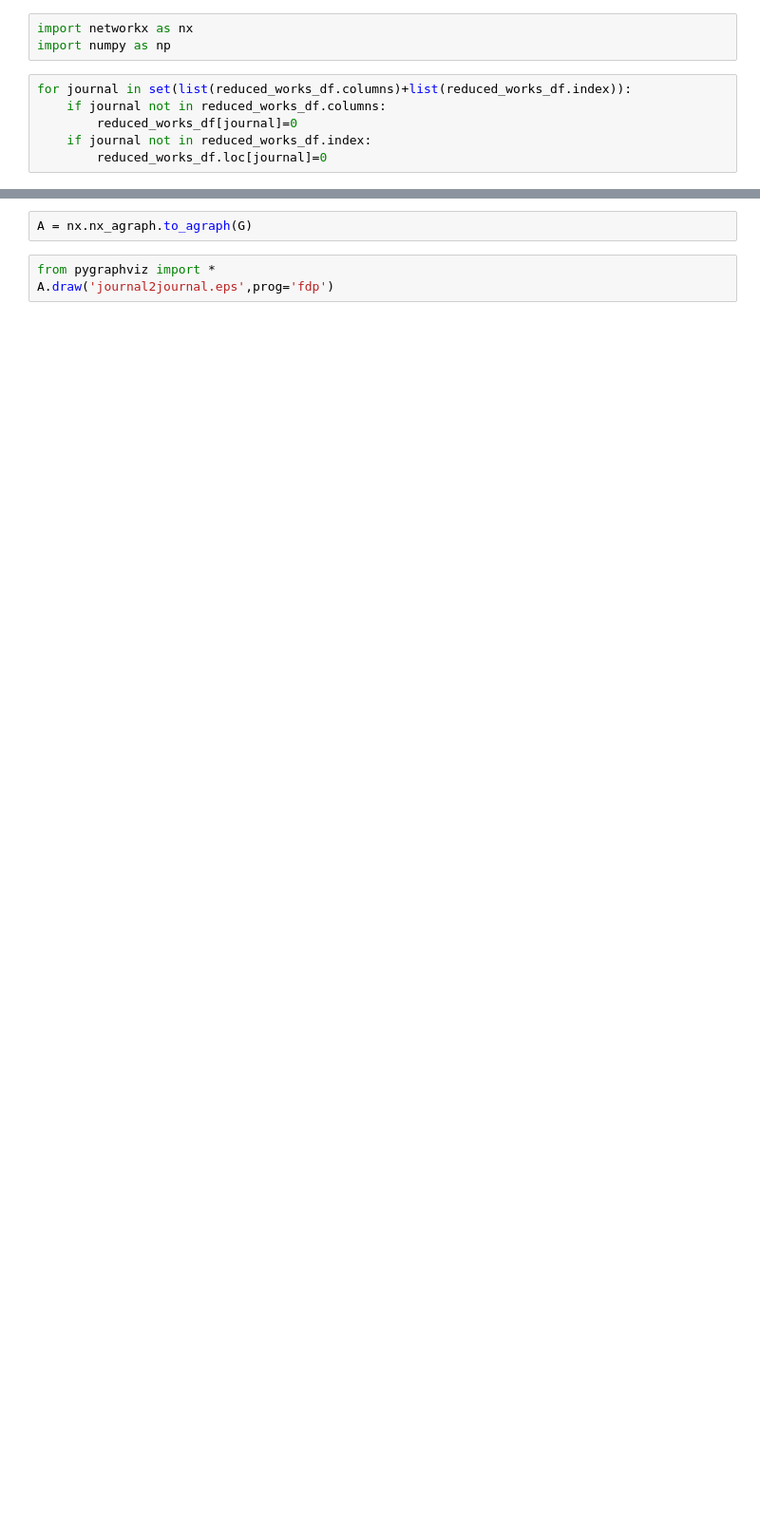
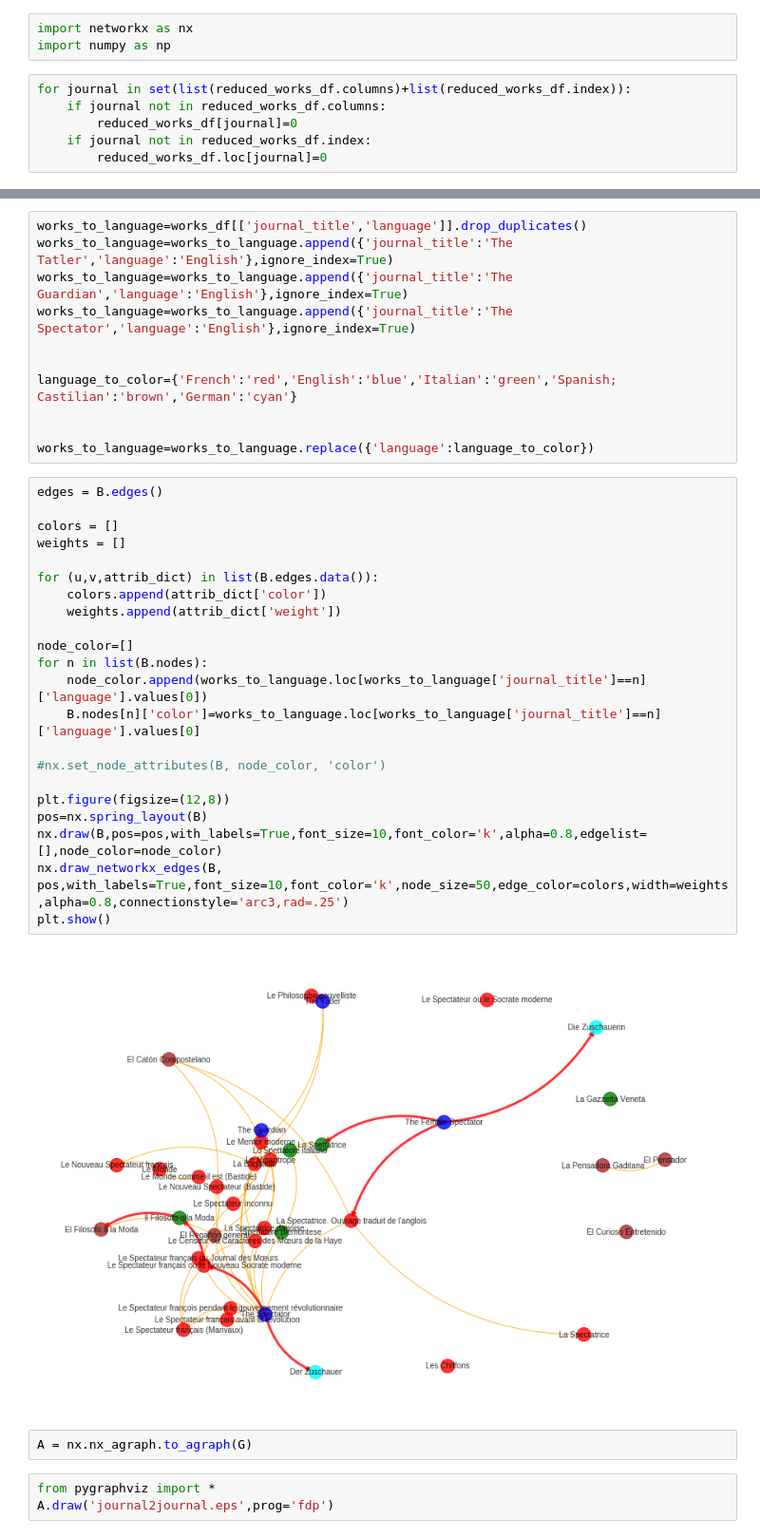
Before and after one commit to distantspectators/DiSpecs, a Jupyter notebook: 02_3_journal_to_journal.ipynb, the cells around one changed output, grey strips where cells are left out. Shown at 95% size. Drawn from its saved outputs; the diff is of its cells as text; blank space fills up the shorter version.

Commit message:
changes to journal network

```diff
--- a/02_3_journal_to_journal.ipynb
+++ b/02_3_journal_to_journal.ipynb
@@ -186,3 +176,38 @@ The iterable function was deprecated in Matplotlib 3.1 and will be removed in 3.
+# %%
+works_to_language=works_df[['journal_title','language']].drop_duplicates()
+works_to_language=works_to_language.append({'journal_title':'The Tatler','language':'English'},ignore_index=True)
+works_to_language=works_to_language.append({'journal_title':'The Guardian','language':'English'},ignore_index=True)
+works_to_language=works_to_language.append({'journal_title':'The Spectator','language':'English'},ignore_index=True)
+
+
+language_to_color={'French':'red','English':'blue','Italian':'green','Spanish; Castilian':'brown','German':'cyan'}
+
+
+works_to_language=works_to_language.replace({'language':language_to_color})
+# %%
+edges = B.edges()
+
+colors = []
+weights = []
+
+for (u,v,attrib_dict) in list(B.edges.data()):
+    colors.append(attrib_dict['color'])
+    weights.append(attrib_dict['weight'])
+
+node_color=[]
+for n in list(B.nodes):
+    node_color.append(works_to_language.loc[works_to_language['journal_title']==n]['language'].values[0])
+    B.nodes[n]['color']=works_to_language.loc[works_to_language['journal_title']==n]['language'].values[0]
+
+#nx.set_node_attributes(B, node_color, 'color')
+
+plt.figure(figsize=(12,8))
+pos=nx.spring_layout(B)
+nx.draw(B,pos=pos,with_labels=True,font_size=10,font_color='k',alpha=0.8,edgelist=[],node_color=node_color)
+nx.draw_networkx_edges(B, pos,with_labels=True,font_size=10,font_color='k',node_size=50,edge_color=colors,width=weights,alpha=0.8,connectionstyle='arc3,rad=.25')
+plt.show()
+# %% [output]
+[figure, added]
 # %%
 A = nx.nx_agraph.to_agraph(G)
 # %%
```
Also changed, not shown: parts of 15 cells of this notebook, 2 other files.
